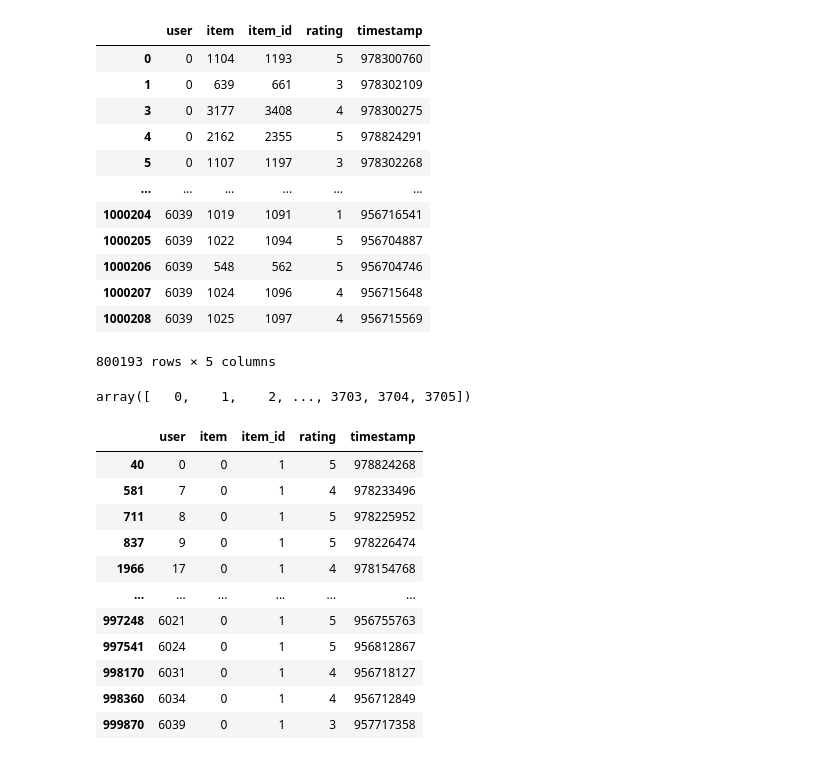
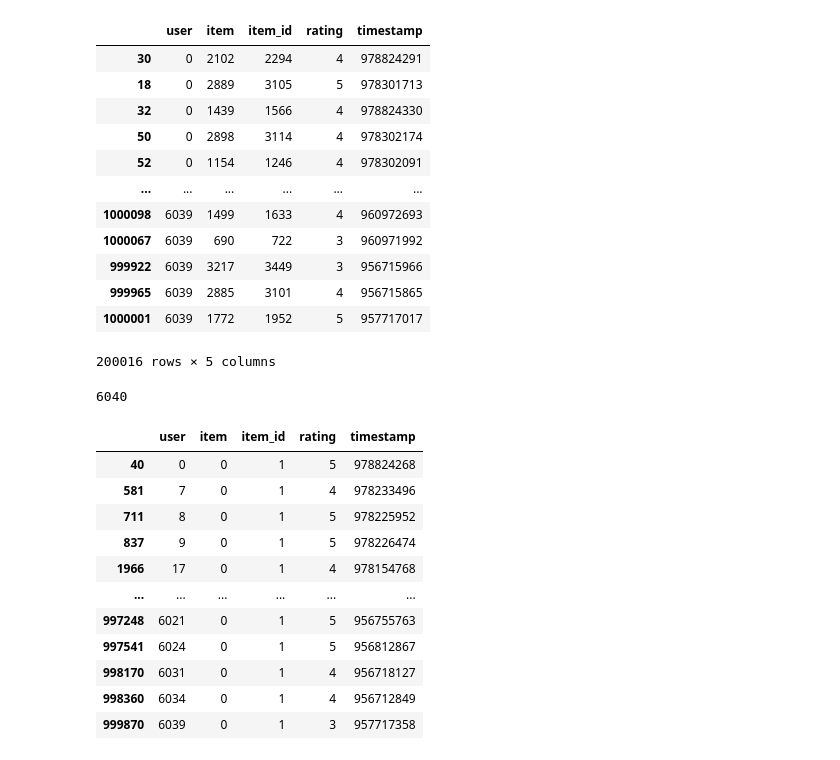
Before and after one commit to andrewsingh/15400-project, a Jupyter notebook: scripts/alt_min.ipynb, the cells around one changed output. Saved outputs shown, nothing was run; the diff lists cells and outputs as text; code cells hidden in the pictures.

```diff
--- a/scripts/alt_min.ipynb
+++ b/scripts/alt_min.ipynb
@@ -15,22 +15,22 @@ full = pd.read_pickle("../data/ml-1m-split/full.pkl")
 
 num_users = len(full.groupby("user").size())
 num_items = len(full.groupby("item").size())
-# %%
-train
-# %% [output]
-|  | user | item | item_id | rating | timestamp |
-| 0 | 0 | 1104 | 1193 | 5 | 978300760 |
-| 1 | 0 | 639 | 661 | 3 | 978302109 |
-| 3 | 0 | 3177 | 3408 | 4 | 978300275 |
-| 4 | 0 | 2162 | 2355 | 5 | 978824291 |
-| 5 | 0 | 1107 | 1197 | 3 | 978302268 |
-| ... | ... | ... | ... | ... | ... |
-| 1000204 | 6039 | 1019 | 1091 | 1 | 956716541 |
-| 1000205 | 6039 | 1022 | 1094 | 5 | 956704887 |
-| 1000206 | 6039 | 548 | 562 | 5 | 956704746 |
-| 1000207 | 6039 | 1024 | 1096 | 4 | 956715648 |
-| 1000208 | 6039 | 1025 | 1097 | 4 | 956715569 |
-800193 rows × 5 columns
+# %%
+test
+# %% [output]
+|  | user | item | item_id | rating | timestamp |
+| 30 | 0 | 2102 | 2294 | 4 | 978824291 |
+| 18 | 0 | 2889 | 3105 | 5 | 978301713 |
+| 32 | 0 | 1439 | 1566 | 4 | 978824330 |
+| 50 | 0 | 2898 | 3114 | 4 | 978302174 |
+| 52 | 0 | 1154 | 1246 | 4 | 978302091 |
+| ... | ... | ... | ... | ... | ... |
+| 1000098 | 6039 | 1499 | 1633 | 4 | 960972693 |
+| 1000067 | 6039 | 690 | 722 | 3 | 960971992 |
+| 999922 | 6039 | 3217 | 3449 | 3 | 956715966 |
+| 999965 | 6039 | 2885 | 3101 | 4 | 956715865 |
+| 1000001 | 6039 | 1772 | 1952 | 5 | 957717017 |
+200016 rows × 5 columns
 # %%
 train_u = train.sort_values(by="user", axis=0).reset_index(drop=True).drop(["timestamp"], axis=1).to_numpy()
 train_m = train.sort_values(by="item", axis=0).reset_index(drop=True).drop(["timestamp"], axis=1).to_numpy()
@@ -48,7 +52,7 @@ M_start = np.insert(M_start, 0, 0)
-# %%
-M_group.index.values
-# %% [output]
-array([   0,    1,    2, ..., 3703, 3704, 3705])
+# %%
+len(U_start_test)
+# %% [output]
+6040
 # %%
 train[train["item"] == 0]
 # %% [output]
```
Also changed, not shown: parts of 1 cell of this notebook, 1 other file.
